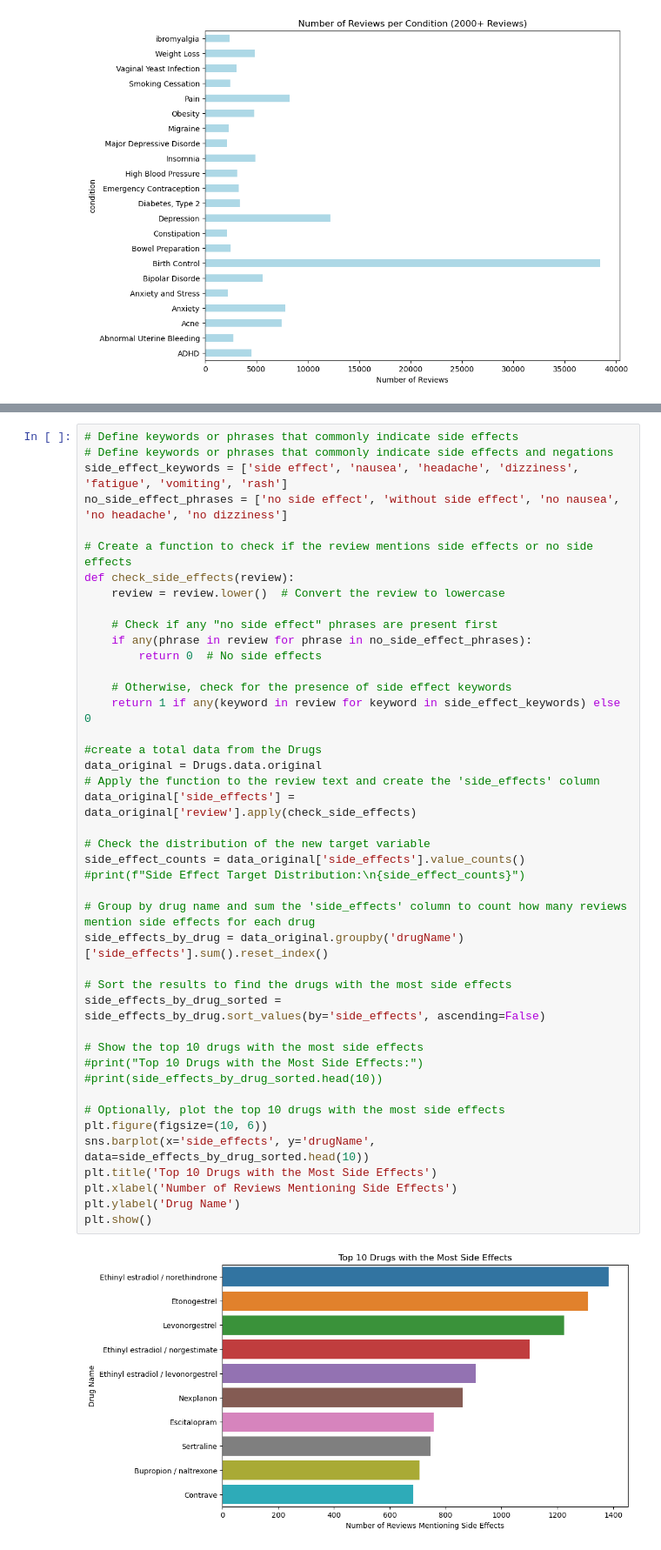
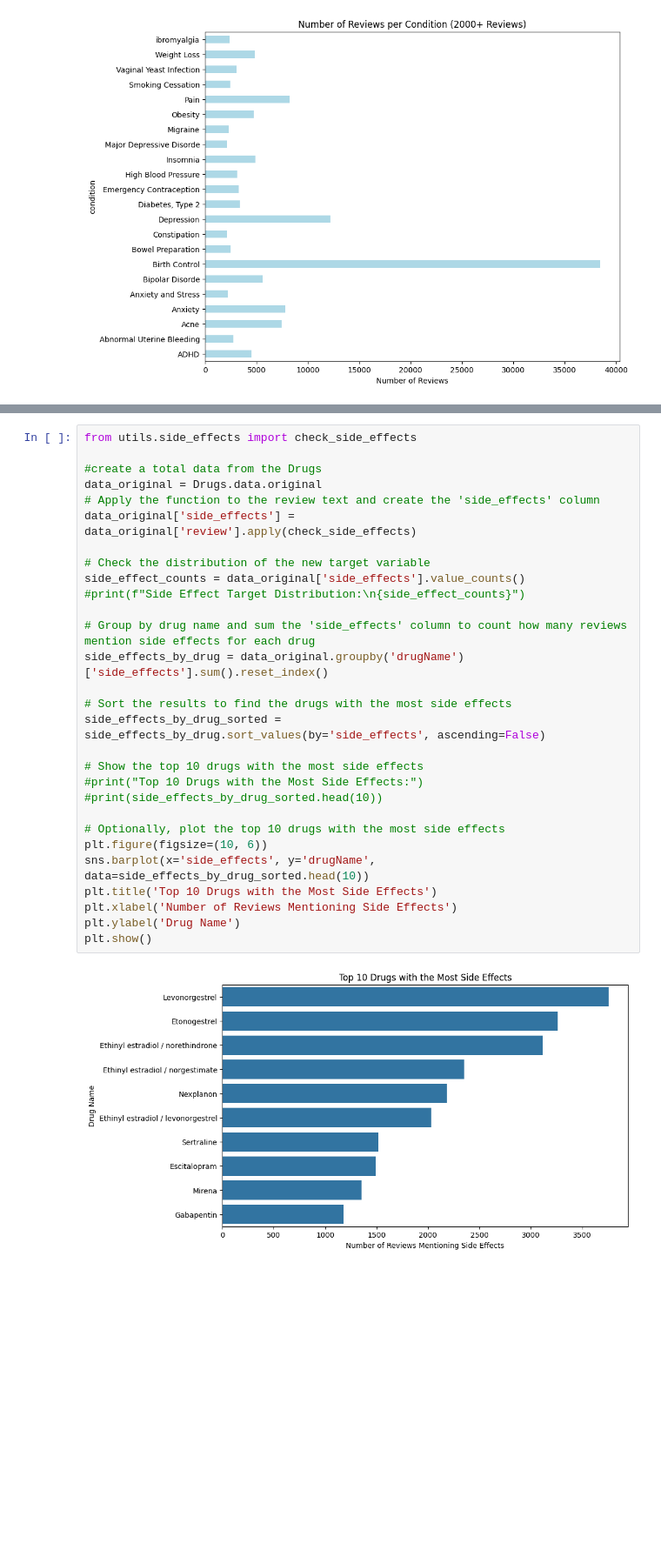
Before and after one commit to omarsagoo/drug-review-analysis, a Jupyter notebook: notebooks/drug_review_analysis.ipynb, the cells around one changed output, grey strips where cells are left out. Shown at 87% size. Drawn from its saved outputs; the diff is of its cells as text; blank space fills up the shorter version.

Commit message:
update drug review notebook with updated review checking code, minor tweaks

```diff
--- a/notebooks/drug_review_analysis.ipynb
+++ b/notebooks/drug_review_analysis.ipynb
@@ -158,48 +158,34 @@ plt.show()
 # %%
-# Define keywords or phrases that commonly indicate side effects
-# Define keywords or phrases that commonly indicate side effects and negations
-side_effect_keywords = ['side effect', 'nausea', 'headache', 'dizziness', 'fatigue', 'vomiting', 'rash']
-no_side_effect_phrases = ['no side effect', 'without side effect', 'no nausea', 'no headache', 'no dizziness']
-
-# Create a function to check if the review mentions side effects or no side effects
-def check_side_effects(review):
-    review = review.lower()  # Convert the review to lowercase
-
-    # Check if any "no side effect" phrases are present first
-    if any(phrase in review for phrase in no_side_effect_phrases):
-        return 0  # No side effects
-
-    # Otherwise, check for the presence of side effect keywords
-    return 1 if any(keyword in review for keyword in side_effect_keywords) else 0
+from utils.side_effects import check_side_effects
 
 #create a total data from the Drugs
 data_original = Drugs.data.original
 # Apply the function to the review text and create the 'side_effects' column
 data_original['side_effects'] = data_original['review'].apply(check_side_effects)
 
 # Check the distribution of the new target variable
 side_effect_counts = data_original['side_effects'].value_counts()
 #print(f"Side Effect Target Distribution:\n{side_effect_counts}")
 
 # Group by drug name and sum the 'side_effects' column to count how many reviews mention side effects for each drug
 side_effects_by_drug = data_original.groupby('drugName')['side_effects'].sum().reset_index()
 
 # Sort the results to find the drugs with the most side effects
 side_effects_by_drug_sorted = side_effects_by_drug.sort_values(by='side_effects', ascending=False)
 
 # Show the top 10 drugs with the most side effects
 #print("Top 10 Drugs with the Most Side Effects:")
 #print(side_effects_by_drug_sorted.head(10))
 
 # Optionally, plot the top 10 drugs with the most side effects
 plt.figure(figsize=(10, 6))
 sns.barplot(x='side_effects', y='drugName', data=side_effects_by_drug_sorted.head(10))
 plt.title('Top 10 Drugs with the Most Side Effects')
 plt.xlabel('Number of Reviews Mentioning Side Effects')
 plt.ylabel('Drug Name')
 plt.show()
 # %% [output]
-[figure, old version]
+[figure, new version]
 # %%
 from nltk.sentiment.vader import SentimentIntensityAnalyzer
 from sklearn.model_selection import train_test_split
```
Also changed, not shown: parts of 8 cells of this notebook.
